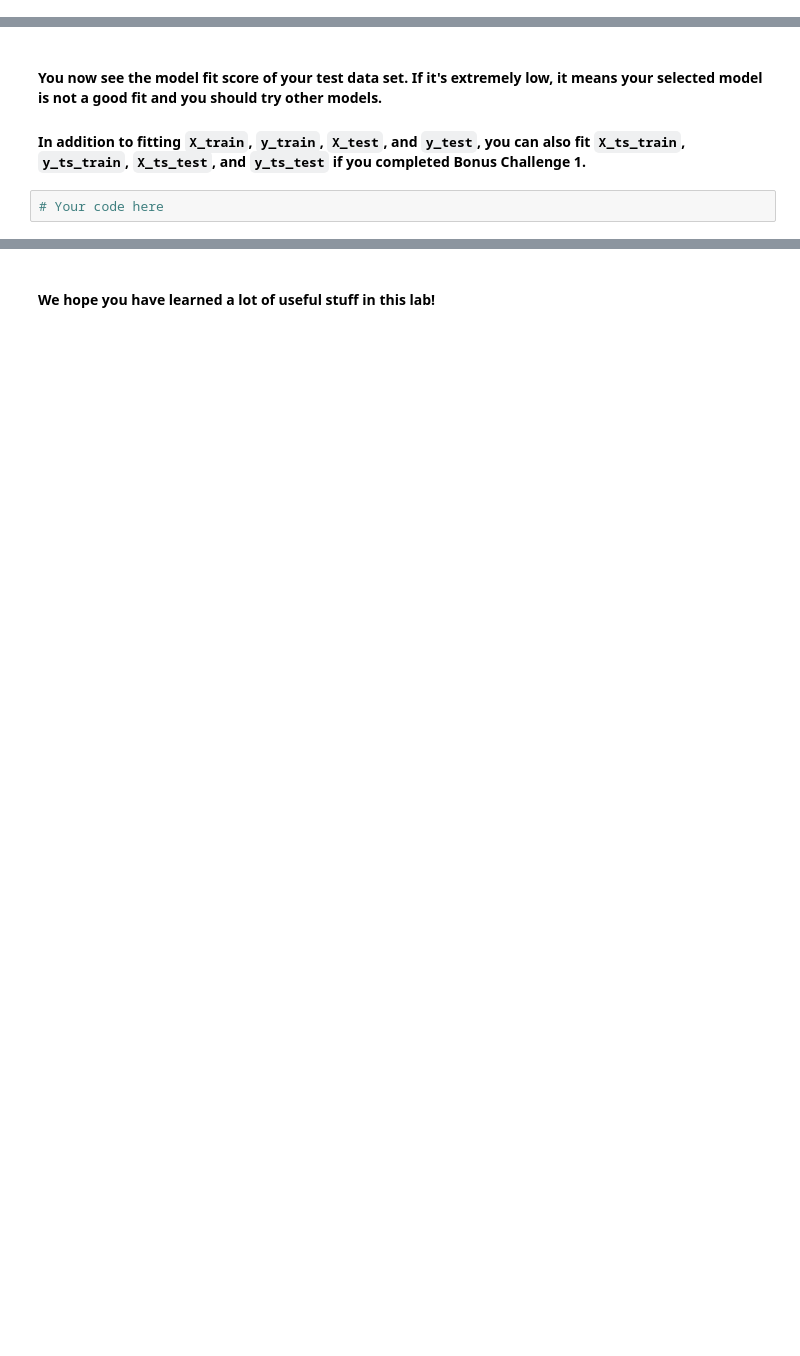
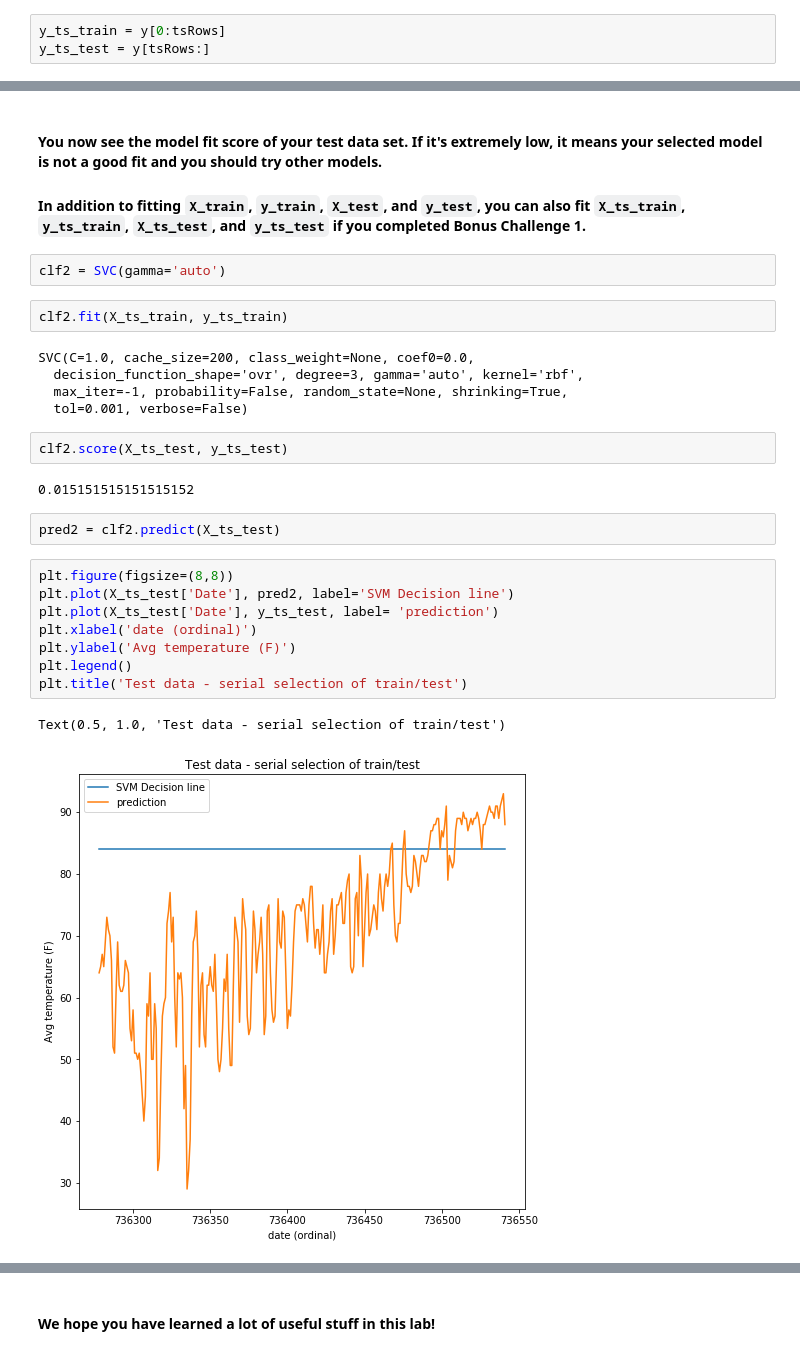
Before and after one commit to ironhacksao-datateam/june2019-ft, a Jupyter notebook: week_7/lab-intro-to-ml/your-code/lab_intro_to_ml.ipynb, the cells around one changed output, grey strips where cells are left out. Saved outputs shown, nothing was run; the diff lists cells and outputs as text; blank space fills up the shorter version.

```diff
--- a/week_7/lab-intro-to-ml/your-code/lab_intro_to_ml.ipynb
+++ b/week_7/lab-intro-to-ml/your-code/lab_intro_to_ml.ipynb
@@ -370,0 +475,3 @@ Assign the first `ts_rows` rows of `y` to `y_ts_train` and the remaining rows to
+# %%
+y_ts_train = y[0:tsRows]
+y_ts_test = y[tsRows:]
@@ -388,5 +520,29 @@ We will use scikit-learn's [*Support Vector Machines*](https://scikit-learn.org/
 #### You now see the model fit score of your test data set. If it's extremely low, it means your selected model is not a good fit and you should try other models.
 
 #### In addition to fitting `X_train`, `y_train`, `X_test`, and `y_test`, you can also fit `X_ts_train`, `y_ts_train`, `X_ts_test`, and `y_ts_test` if you completed Bonus Challenge 1.
-# %%
-# Your code here
+# %%
+clf2 = SVC(gamma='auto')
+# %%
+clf2.fit(X_ts_train, y_ts_train)
+# %% [output]
+SVC(C=1.0, cache_size=200, class_weight=None, coef0=0.0,
+  decision_function_shape='ovr', degree=3, gamma='auto', kernel='rbf',
+  max_iter=-1, probability=False, random_state=None, shrinking=True,
+  tol=0.001, verbose=False)
+# %%
+clf2.score(X_ts_test, y_ts_test)
+# %% [output]
+0.015151515151515152
+# %%
+pred2 = clf2.predict(X_ts_test)
+# %%
+plt.figure(figsize=(8,8))
+plt.plot(X_ts_test['Date'], pred2, label='SVM Decision line')
+plt.plot(X_ts_test['Date'], y_ts_test, label= 'prediction')
+plt.xlabel('date (ordinal)')
+plt.ylabel('Avg temperature (F)')
+plt.legend()
+plt.title('Test data - serial selection of train/test')
+# %% [output]
+Text(0.5, 1.0, 'Test data - serial selection of train/test')
+[figure, added]
```
Also changed, not shown: parts of 69 cells of this notebook, 7 other files.
